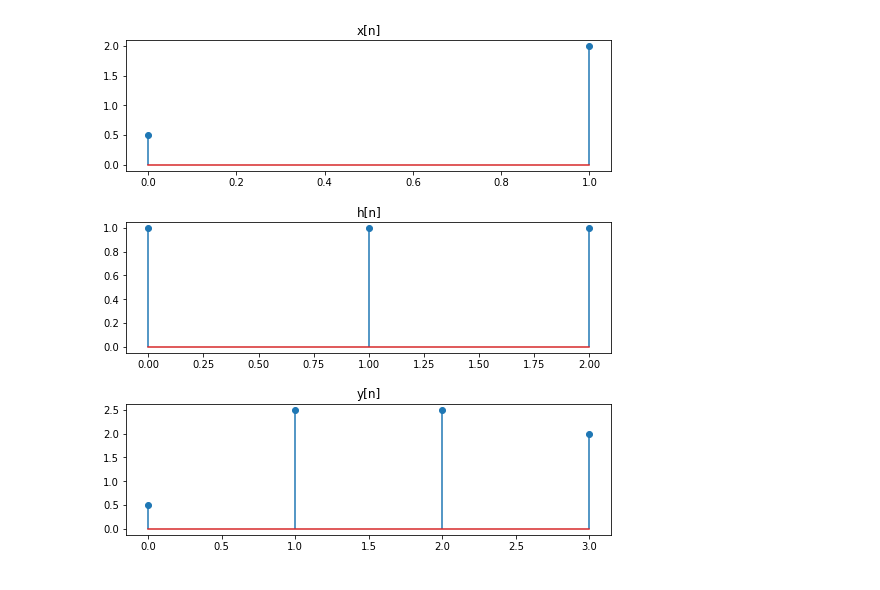
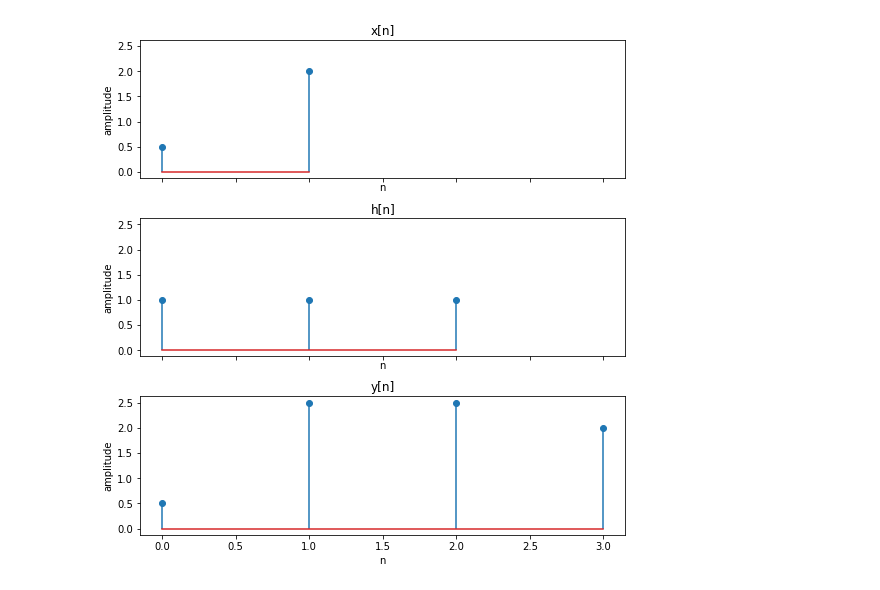
Before and after one commit to joao1pedro/SS, a Jupyter notebook: discrete_convolution.ipynb, the cells around one changed output. Saved outputs shown, nothing was run; the diff lists cells and outputs as text; code cells hidden in the pictures.

```diff
--- a/discrete_convolution.ipynb
+++ b/discrete_convolution.ipynb
@@ -62,29 +34,34 @@ def convolution(x : list, nx : list, h : list, nh : list) -> list:
 # %%
 # x[n]
 x = [0.5, 2]
 nx = [0,1]
 
 # h[n]
 h = [1, 1, 1]
 nh = [0,1,2]
 
 y, ny = convolution(x,nx,h,nh)
 
-fig, ax = plt.subplots(3, 1, figsize=(8,8))
+fig, ax = plt.subplots(3, 1, sharex=True, sharey=True, figsize=(8,8))
 
 fig.tight_layout(pad=3.0)
 
 ax[0].stem(nx, x)
+ax[0].set_xlabel('n')
+ax[0].set_ylabel('amplitude')
+ax[0].title.set_text('x[n]')
 # ax[0].set_xlim([-10, 10])
-ax[0].title.set_text('x[n]')
 ax[1].stem(nh, h)
+ax[1].set_xlabel('n')
+ax[1].set_ylabel('amplitude')
+ax[1].title.set_text('h[n]')
 # ax[1].set_xlim([-10, 10])
-ax[1].title.set_text('h[n]')
 ax[2].stem(ny, y)
+ax[2].set_xlabel('n')
+ax[2].set_ylabel('amplitude')
+ax[2].title.set_text('y[n]')
 # ax[2].set_xlim([-10, 10])
-ax[2].title.set_text('y[n]')
-
 
 plt.show()
 # %% [output]
-[figure, old version]
+[figure, new version]
```
Also changed, not shown: parts of 1 cell of this notebook, 1 other file.
